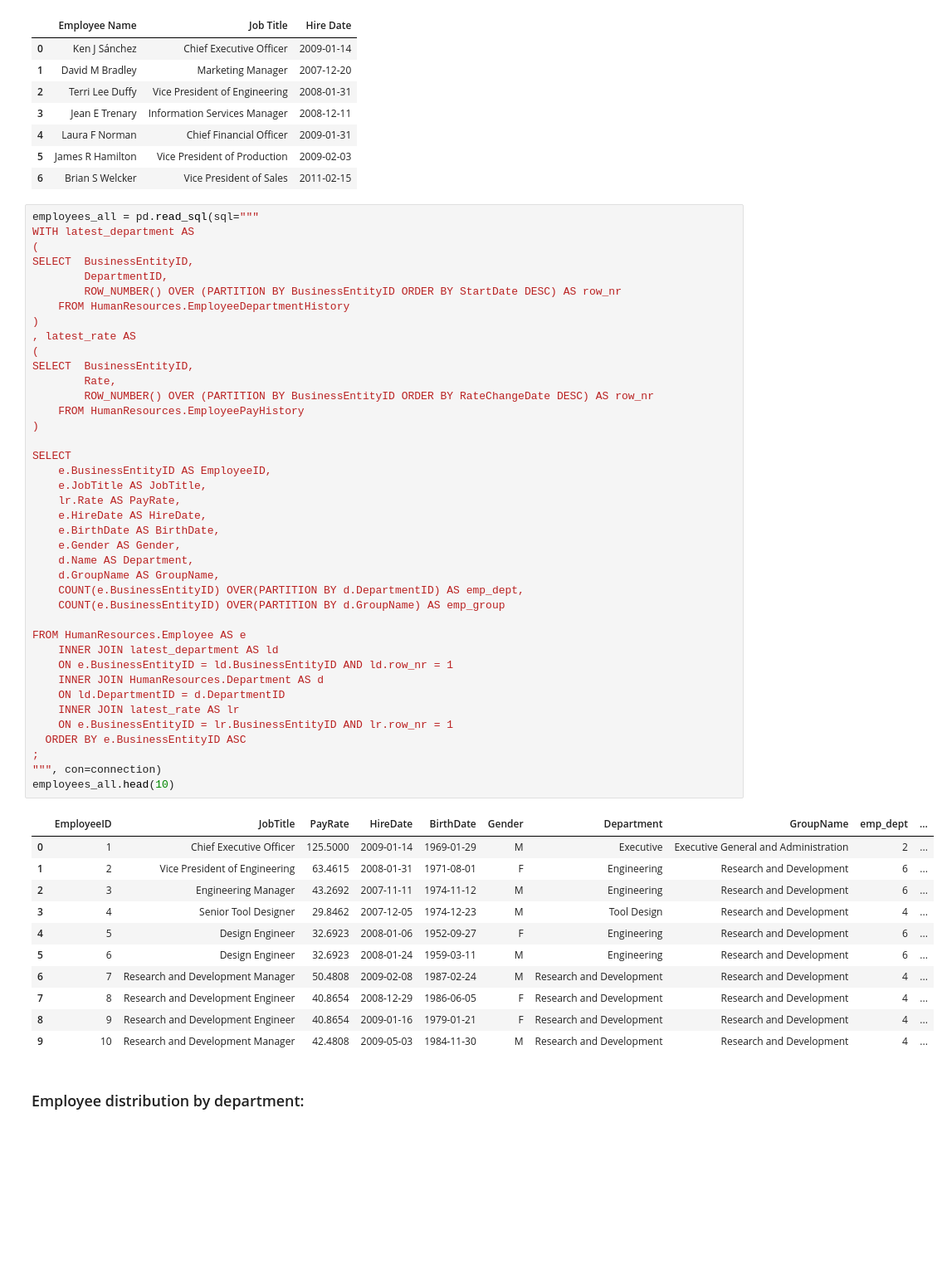
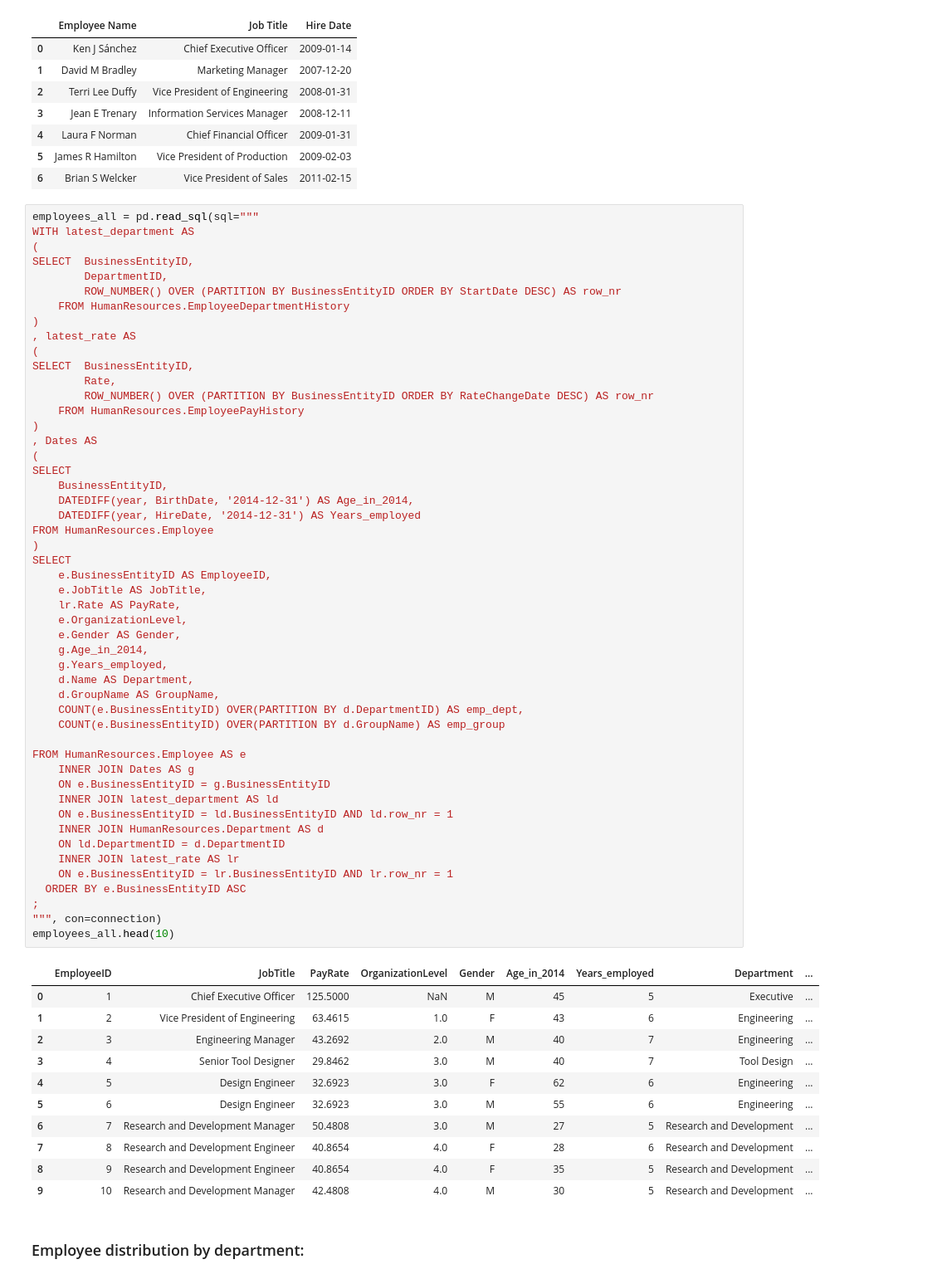
Before and after one commit to PieRatCat/SQL-stuff, a Jupyter notebook: SQL_kunskapskontroll/exam_submission.ipynb, the cells around one changed output. Shown at 83% size. Drawn from its saved outputs; the diff is of its cells as text; blank space fills up the shorter version.

```diff
--- a/SQL_kunskapskontroll/exam_submission.ipynb
+++ b/SQL_kunskapskontroll/exam_submission.ipynb
@@ -467,47 +467,57 @@ SELECT	BusinessEntityID,
 )
 , latest_rate AS
 (
 SELECT	BusinessEntityID,
 		Rate,
 		ROW_NUMBER() OVER (PARTITION BY BusinessEntityID ORDER BY RateChangeDate DESC) AS row_nr
 	FROM HumanResources.EmployeePayHistory
 )
-
+, Dates AS
+(
+SELECT
+	BusinessEntityID,
+	DATEDIFF(year, BirthDate, '2014-12-31') AS Age_in_2014,
+	DATEDIFF(year, HireDate, '2014-12-31') AS Years_employed
+FROM HumanResources.Employee
+)
 SELECT
 	e.BusinessEntityID AS EmployeeID,
 	e.JobTitle AS JobTitle,
 	lr.Rate AS PayRate,
-	e.HireDate AS HireDate,
-	e.BirthDate AS BirthDate,
+	e.OrganizationLevel,
 	e.Gender AS Gender,
+	g.Age_in_2014,
+	g.Years_employed,
 	d.Name AS Department,
 	d.GroupName AS GroupName,
 	COUNT(e.BusinessEntityID) OVER(PARTITION BY d.DepartmentID) AS emp_dept,
 	COUNT(e.BusinessEntityID) OVER(PARTITION BY d.GroupName) AS emp_group
 
 FROM HumanResources.Employee AS e
+	INNER JOIN Dates AS g
+	ON e.BusinessEntityID = g.BusinessEntityID
 	INNER JOIN latest_department AS ld
 	ON e.BusinessEntityID = ld.BusinessEntityID AND ld.row_nr = 1
 	INNER JOIN HumanResources.Department AS d
 	ON ld.DepartmentID = d.DepartmentID
 	INNER JOIN latest_rate AS lr
 	ON e.BusinessEntityID = lr.BusinessEntityID AND lr.row_nr = 1
   ORDER BY e.BusinessEntityID ASC
 ;
 """, con=connection)
 employees_all.head(10)
 # %% [output]
-|  | EmployeeID | JobTitle | PayRate | HireDate | BirthDate | Gender | Department | GroupName | emp_dept | ... |
-| 0 | 1 | Chief Executive Officer | 125.5000 | 2009-01-14 | 1969-01-29 | M | Executive | Executive General and Administration | 2 | ... |
-| 1 | 2 | Vice President of Engineering | 63.4615 | 2008-01-31 | 1971-08-01 | F | Engineering | Research and Development | 6 | ... |
-| 2 | 3 | Engineering Manager | 43.2692 | 2007-11-11 | 1974-11-12 | M | Engineering | Research and Development | 6 | ... |
-| 3 | 4 | Senior Tool Designer | 29.8462 | 2007-12-05 | 1974-12-23 | M | Tool Design | Research and Development | 4 | ... |
-| 4 | 5 | Design Engineer | 32.6923 | 2008-01-06 | 1952-09-27 | F | Engineering | Research and Development | 6 | ... |
-| 5 | 6 | Design Engineer | 32.6923 | 2008-01-24 | 1959-03-11 | M | Engineering | Research and Development | 6 | ... |
-| 6 | 7 | Research and Development Manager | 50.4808 | 2009-02-08 | 1987-02-24 | M | Research and Development | Research and Development | 4 | ... |
-| 7 | 8 | Research and Development Engineer | 40.8654 | 2008-12-29 | 1986-06-05 | F | Research and Development | Research and Development | 4 | ... |
-| 8 | 9 | Research and Development Engineer | 40.8654 | 2009-01-16 | 1979-01-21 | F | Research and Development | Research and Development | 4 | ... |
-| 9 | 10 | Research and Development Manager | 42.4808 | 2009-05-03 | 1984-11-30 | M | Research and Development | Research and Development | 4 | ... |
+|  | EmployeeID | JobTitle | PayRate | OrganizationLevel | Gender | Age_in_2014 | Years_employed | Department | ... |
+| 0 | 1 | Chief Executive Officer | 125.5000 | NaN | M | 45 | 5 | Executive | ... |
+| 1 | 2 | Vice President of Engineering | 63.4615 | 1.0 | F | 43 | 6 | Engineering | ... |
+| 2 | 3 | Engineering Manager | 43.2692 | 2.0 | M | 40 | 7 | Engineering | ... |
+| 3 | 4 | Senior Tool Designer | 29.8462 | 3.0 | M | 40 | 7 | Tool Design | ... |
+| 4 | 5 | Design Engineer | 32.6923 | 3.0 | F | 62 | 6 | Engineering | ... |
+| 5 | 6 | Design Engineer | 32.6923 | 3.0 | M | 55 | 6 | Engineering | ... |
+| 6 | 7 | Research and Development Manager | 50.4808 | 3.0 | M | 27 | 5 | Research and Development | ... |
+| 7 | 8 | Research and Development Engineer | 40.8654 | 4.0 | F | 28 | 6 | Research and Development | ... |
+| 8 | 9 | Research and Development Engineer | 40.8654 | 4.0 | F | 35 | 5 | Research and Development | ... |
+| 9 | 10 | Research and Development Manager | 42.4808 | 4.0 | M | 30 | 5 | Research and Development | ... |
 # %% [markdown]
 ### Employee distribution by department:
 # %%
```
Also changed, not shown: parts of 8 cells of this notebook.
